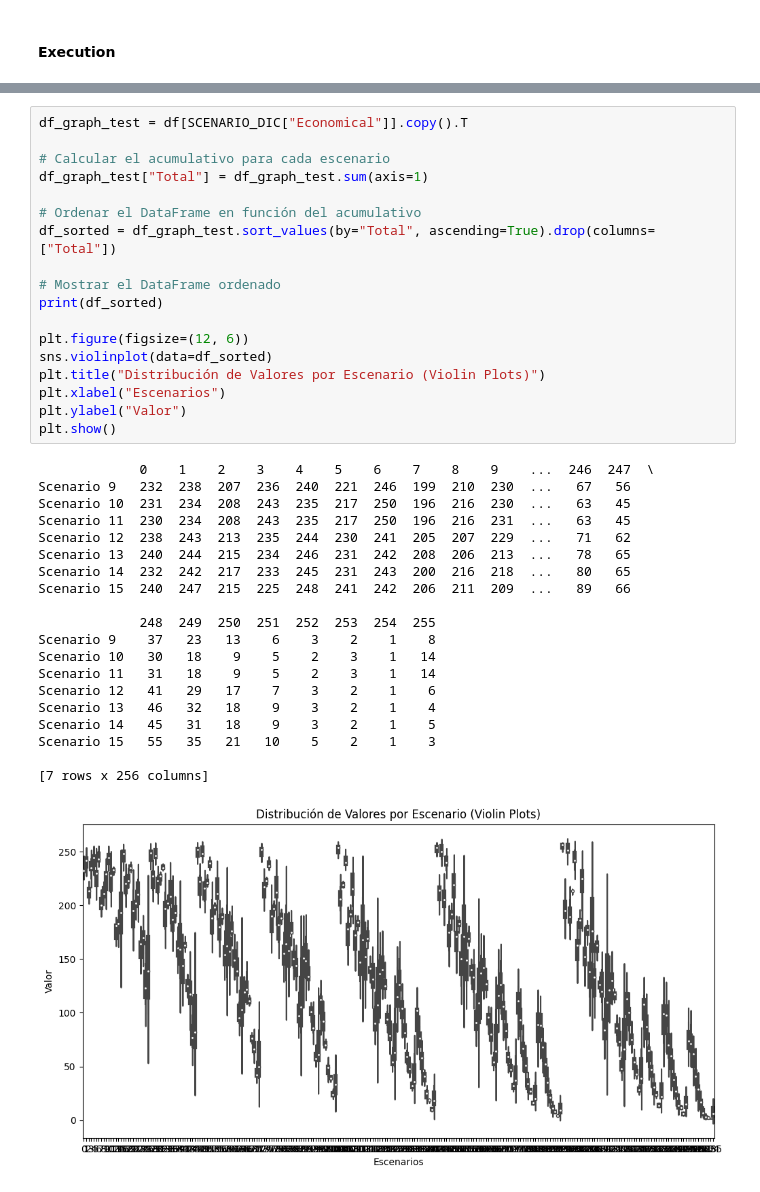
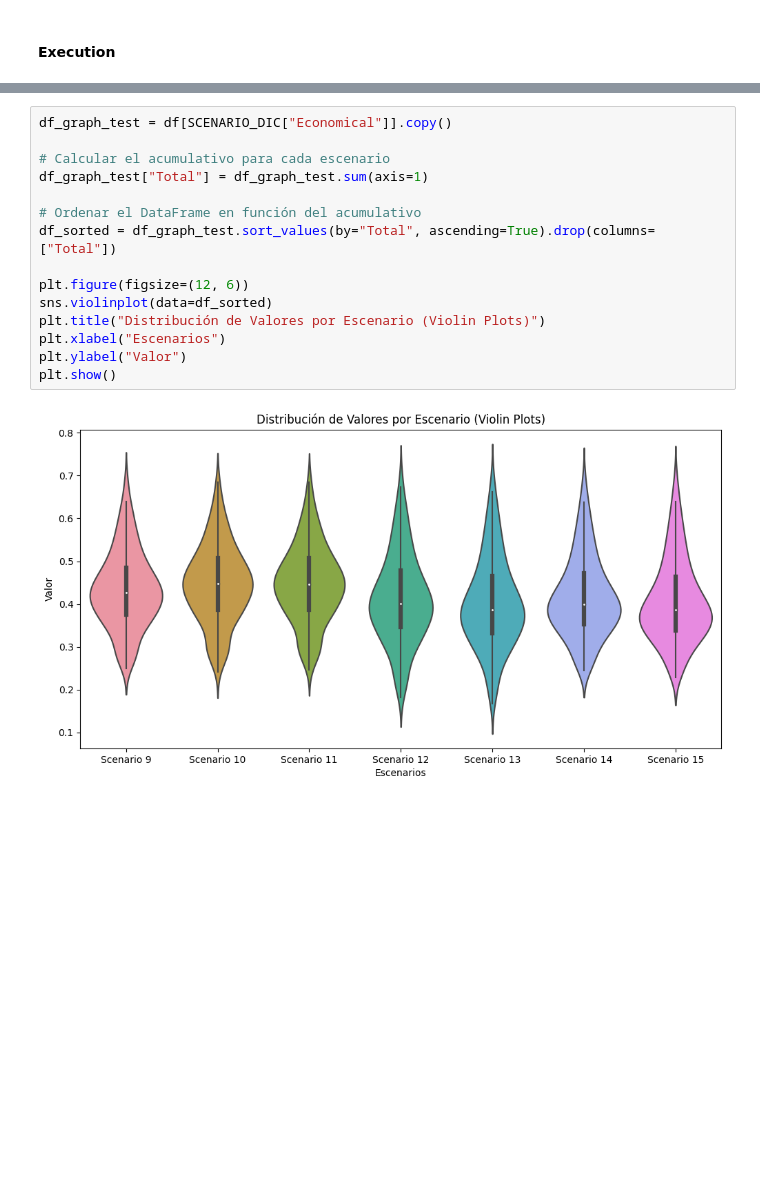
Before and after one commit to MateoBarrera/ResearchDev, a Jupyter notebook: analysis_result/data_exploration_01.ipynb, the cells around one changed output, grey strips where cells are left out. Drawn from its saved outputs; the diff is of its cells as text; blank space fills up the shorter version.

```diff
--- a/analysis_result/data_exploration_01.ipynb
+++ b/analysis_result/data_exploration_01.ipynb
@@ -340,42 +322,20 @@ analysis(df)
 # %%
-df_graph_test = df[SCENARIO_DIC["Economical"]].copy().T
+df_graph_test = df[SCENARIO_DIC["Economical"]].copy()
 
 # Calcular el acumulativo para cada escenario
 df_graph_test["Total"] = df_graph_test.sum(axis=1)
 
 # Ordenar el DataFrame en función del acumulativo
 df_sorted = df_graph_test.sort_values(by="Total", ascending=True).drop(columns=["Total"])
 
-# Mostrar el DataFrame ordenado
-print(df_sorted)
-
 plt.figure(figsize=(12, 6))
 sns.violinplot(data=df_sorted)
 plt.title("Distribución de Valores por Escenario (Violin Plots)")
 plt.xlabel("Escenarios")
 plt.ylabel("Valor")
 plt.show()
 # %% [output]
-             0    1    2    3    4    5    6    7    8    9    ...  246  247  \
-Scenario 9   232  238  207  236  240  221  246  199  210  230  ...   67   56
-Scenario 10  231  234  208  243  235  217  250  196  216  230  ...   63   45
-Scenario 11  230  234  208  243  235  217  250  196  216  231  ...   63   45
-Scenario 12  238  243  213  235  244  230  241  205  207  229  ...   71   62
-Scenario 13  240  244  215  234  246  231  242  208  206  213  ...   78   65
-Scenario 14  232  242  217  233  245  231  243  200  216  218  ...   80   65
-Scenario 15  240  247  215  225  248  241  242  206  211  209  ...   89   66
-
-             248  249  250  251  252  253  254  255
-Scenario 9    37   23   13    6    3    2    1    8
-Scenario 10   30   18    9    5    2    3    1   14
-Scenario 11   31   18    9    5    2    3    1   14
-Scenario 12   41   29   17    7    3    2    1    6
-Scenario 13   46   32   18    9    3    2    1    4
-Scenario 14   45   31   18    9    3    2    1    5
-Scenario 15   55   35   21   10    5    2    1    3
-
-[7 rows x 256 columns]
-[figure, old version]
+[figure, new version]
 # %%
 def plot_alternatives(df, dimension):
     df_test_df = df[SCENARIO_DIC[dimension]].copy()
```
Also changed, not shown: parts of 8 cells of this notebook, 4 other files.
